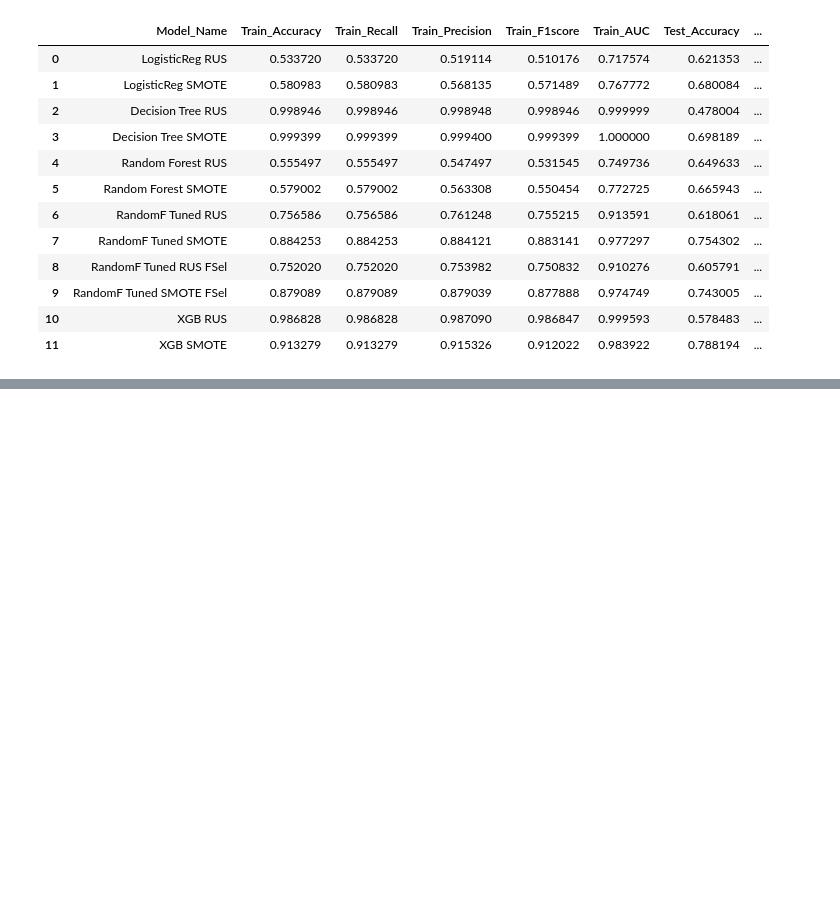
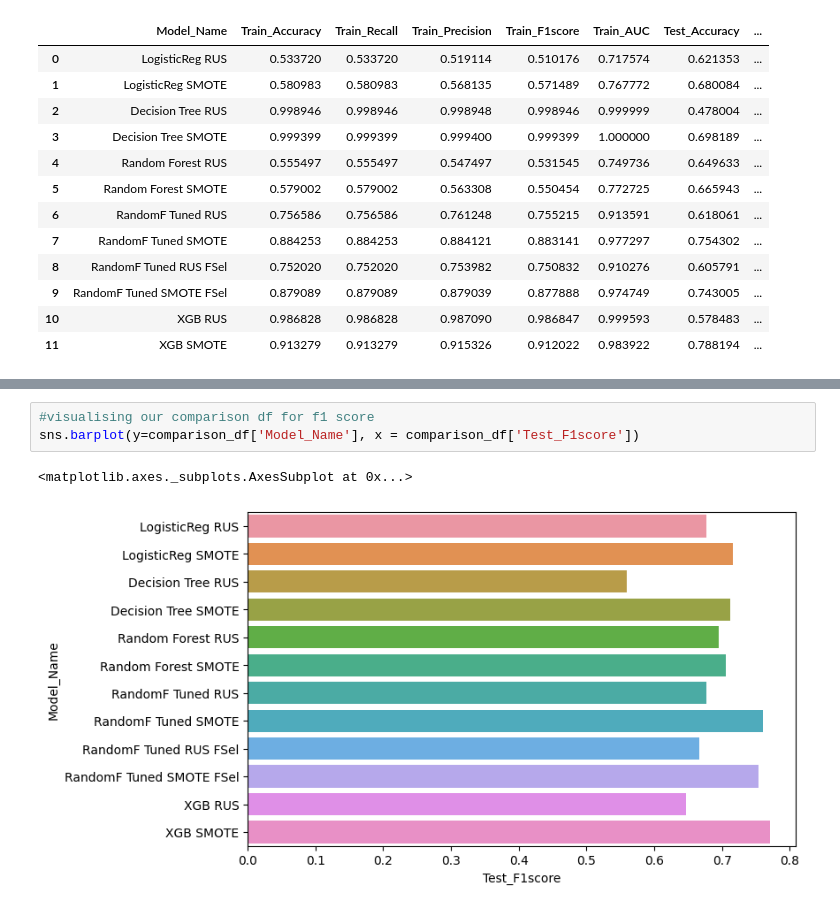
Before and after one commit to vak1997/Email_Campaign_Effectiveness, a Jupyter notebook: Email_Campaign_Effectiveness_Capstone_Project3.ipynb, the cells around one changed output, grey strips where cells are left out. Cells and saved outputs as stored; diff of their text form; blank space fills up the shorter version.

```diff
--- a/Email_Campaign_Effectiveness_Capstone_Project3.ipynb
+++ b/Email_Campaign_Effectiveness_Capstone_Project3.ipynb
@@ -1483,0 +1506,6 @@ comparison_df
+# %%
+#visualising our comparison df for f1 score
+sns.barplot(y=comparison_df['Model_Name'], x = comparison_df['Test_F1score'])
+# %% [output]
+<matplotlib.axes._subplots.AxesSubplot at 0x...>
+[figure, added]
```
Also changed, not shown: parts of 9 cells of this notebook.
